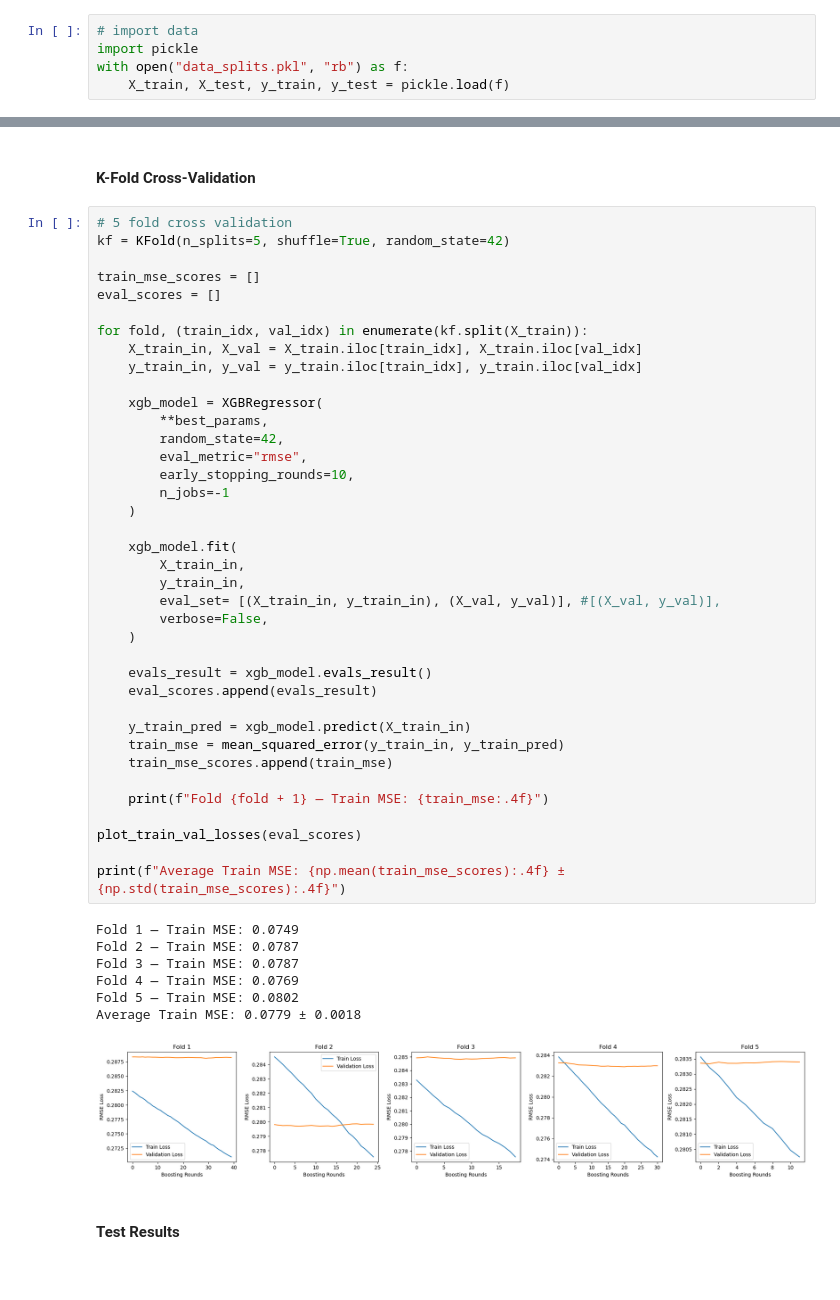
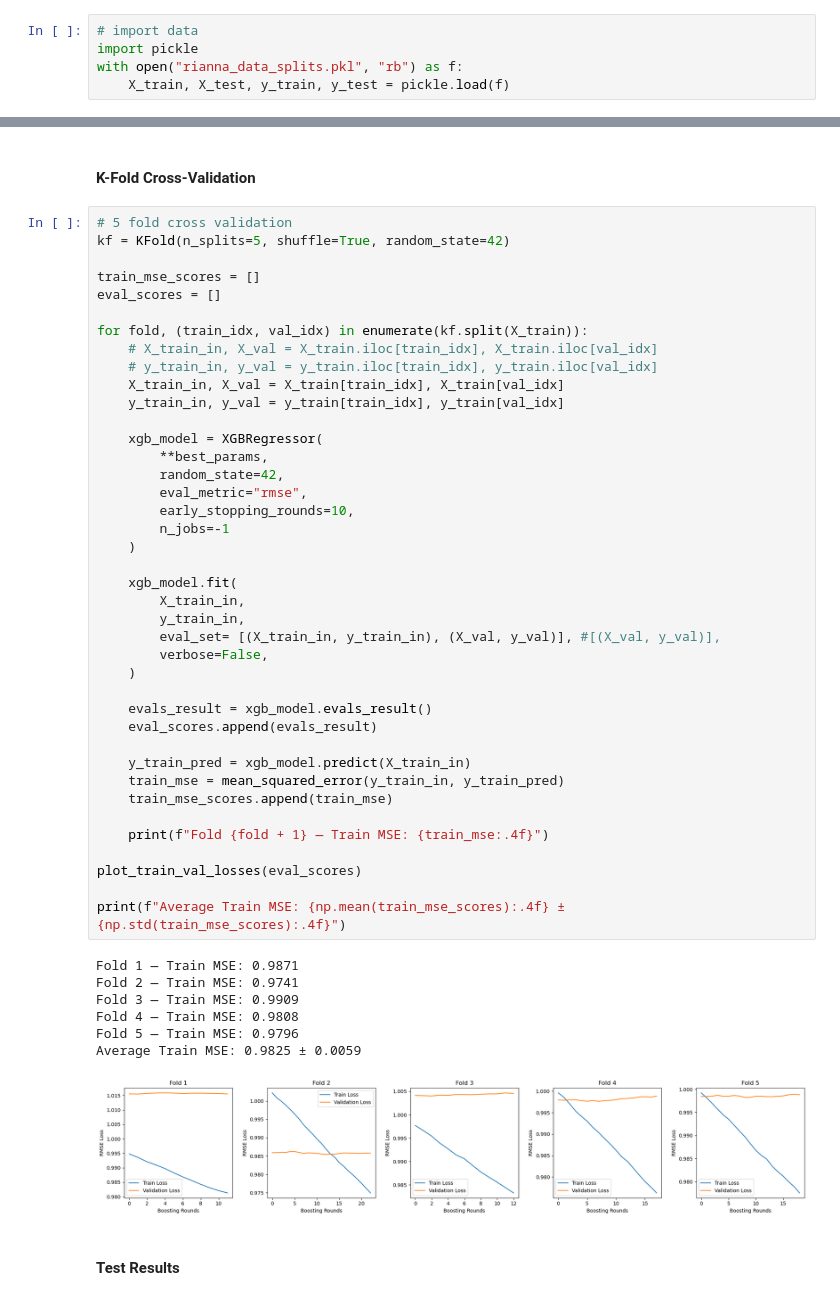
Before and after one commit to riannacampbell/drug_response_project, a Jupyter notebook: rianna_models.ipynb, the cells around one changed output, grey strips where cells are left out. Cells and saved outputs as stored; diff of their text form.

```diff
--- a/rianna_models.ipynb
+++ b/rianna_models.ipynb
@@ -3,7 +3,7 @@
 # %%
 # import data
 import pickle
-with open("data_splits.pkl", "rb") as f:
+with open("rianna_data_splits.pkl", "rb") as f:
     X_train, X_test, y_train, y_test = pickle.load(f)
 # %% [markdown]
 ## ML Models
@@ -89,44 +89,46 @@ train_mse_scores = []
 eval_scores = []
 
 for fold, (train_idx, val_idx) in enumerate(kf.split(X_train)):
-    X_train_in, X_val = X_train.iloc[train_idx], X_train.iloc[val_idx]
-    y_train_in, y_val = y_train.iloc[train_idx], y_train.iloc[val_idx]
+    # X_train_in, X_val = X_train.iloc[train_idx], X_train.iloc[val_idx]
+    # y_train_in, y_val = y_train.iloc[train_idx], y_train.iloc[val_idx]
+    X_train_in, X_val = X_train[train_idx], X_train[val_idx]
+    y_train_in, y_val = y_train[train_idx], y_train[val_idx]
 
     xgb_model = XGBRegressor(
         **best_params,
         random_state=42,
         eval_metric="rmse",
         early_stopping_rounds=10,
         n_jobs=-1
     )
 
     xgb_model.fit(
         X_train_in,
         y_train_in,
         eval_set= [(X_train_in, y_train_in), (X_val, y_val)], #[(X_val, y_val)],
         verbose=False,
     )
 
     evals_result = xgb_model.evals_result()
     eval_scores.append(evals_result)
 
     y_train_pred = xgb_model.predict(X_train_in)
     train_mse = mean_squared_error(y_train_in, y_train_pred)
     train_mse_scores.append(train_mse)
 
     print(f"Fold {fold + 1} — Train MSE: {train_mse:.4f}")
 
 plot_train_val_losses(eval_scores)
 
 print(f"Average Train MSE: {np.mean(train_mse_scores):.4f} ± {np.std(train_mse_scores):.4f}")
 # %% [output]
-Fold 1 — Train MSE: 0.0749
-Fold 2 — Train MSE: 0.0787
-Fold 3 — Train MSE: 0.0787
-Fold 4 — Train MSE: 0.0769
-Fold 5 — Train MSE: 0.0802
-Average Train MSE: 0.0779 ± 0.0018
+Fold 1 — Train MSE: 0.9871
+Fold 2 — Train MSE: 0.9741
+Fold 3 — Train MSE: 0.9909
+Fold 4 — Train MSE: 0.9808
+Fold 5 — Train MSE: 0.9796
+Average Train MSE: 0.9825 ± 0.0059
-[figure, old version]
+[figure, new version]
 # %% [markdown]
 #### Test Results
 # %%
```
Also changed, not shown: parts of 6 cells of this notebook, 3 other files.
